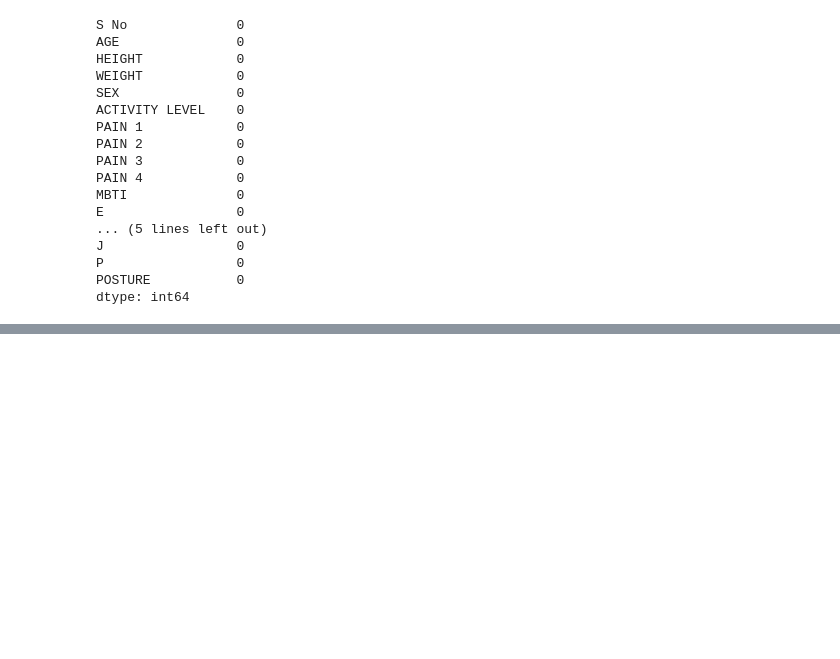
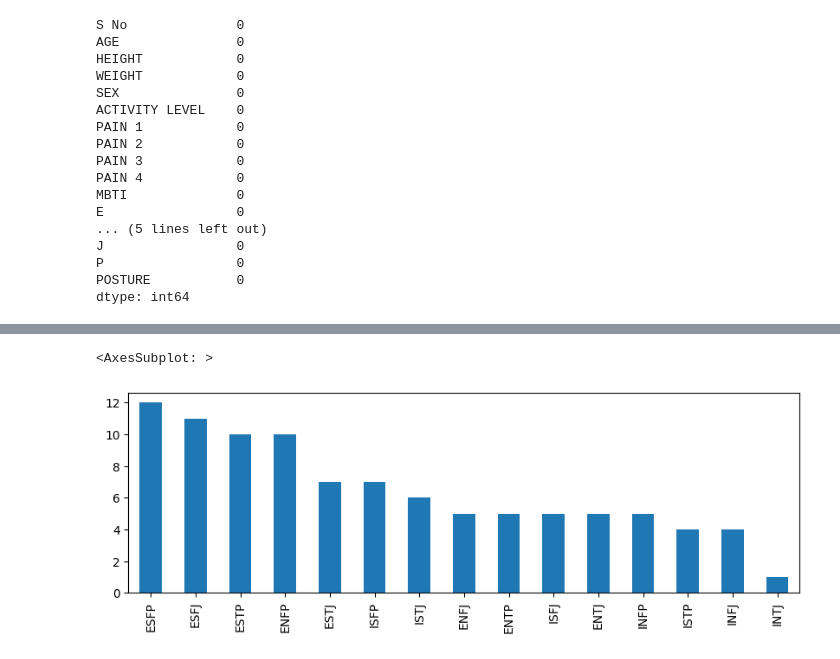
Before and after one commit to ortizfram/Correlation-Posture-VS-Personality-Trait, a Jupyter notebook: correlation.ipynb, the cells around one changed output, grey strips where cells are left out. Drawn from its saved outputs; the diff is of its cells as text; code cells hidden in the pictures; blank space fills up the shorter version.

Commit message:
MBTI plot val_counts

```diff
--- a/correlation.ipynb
+++ b/correlation.ipynb
@@ -96,0 +103,7 @@ dtype: int64
+# %%
+val_counts = df['MBTI'].value_counts()
+# %%
+val_counts.plot.bar(figsize = (10,3))
+# %% [output]
+<AxesSubplot: >
+[figure, added]
```
Also changed, not shown: parts of 3 cells of this notebook.
